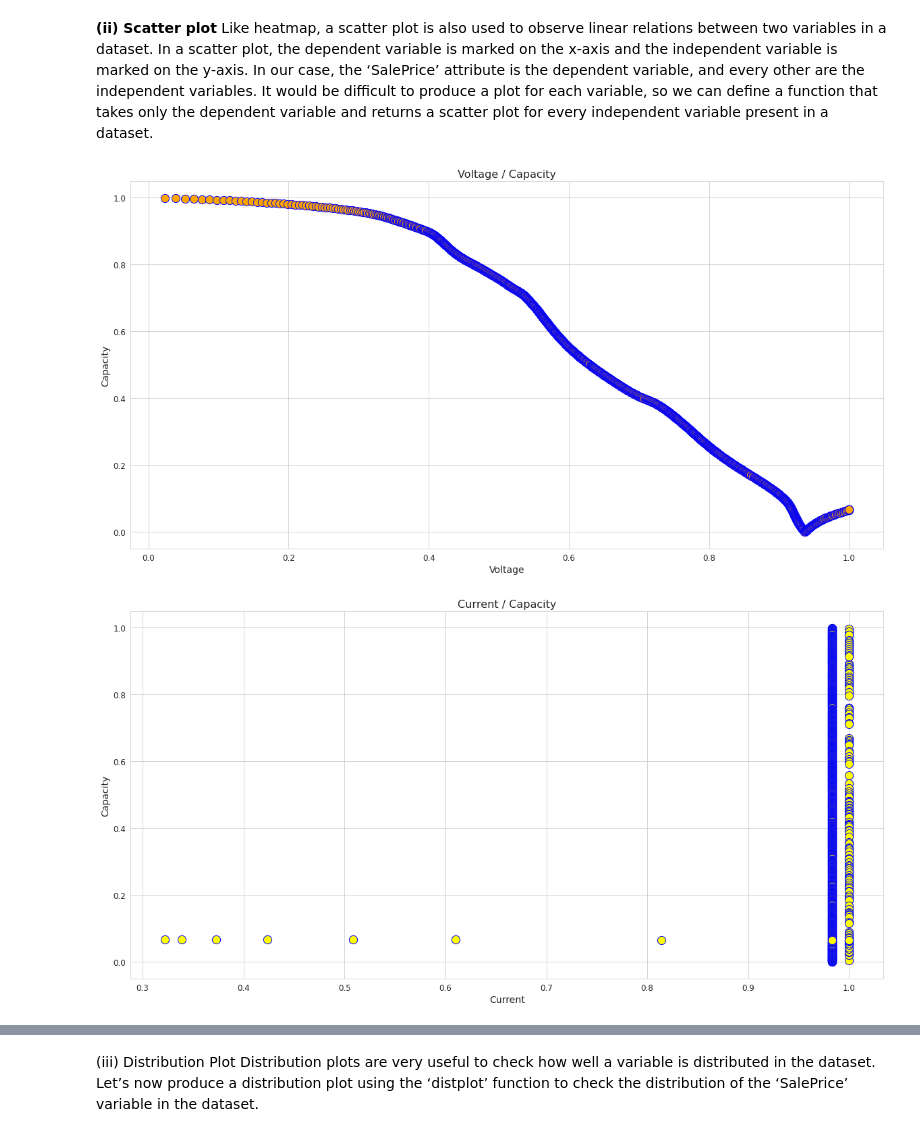
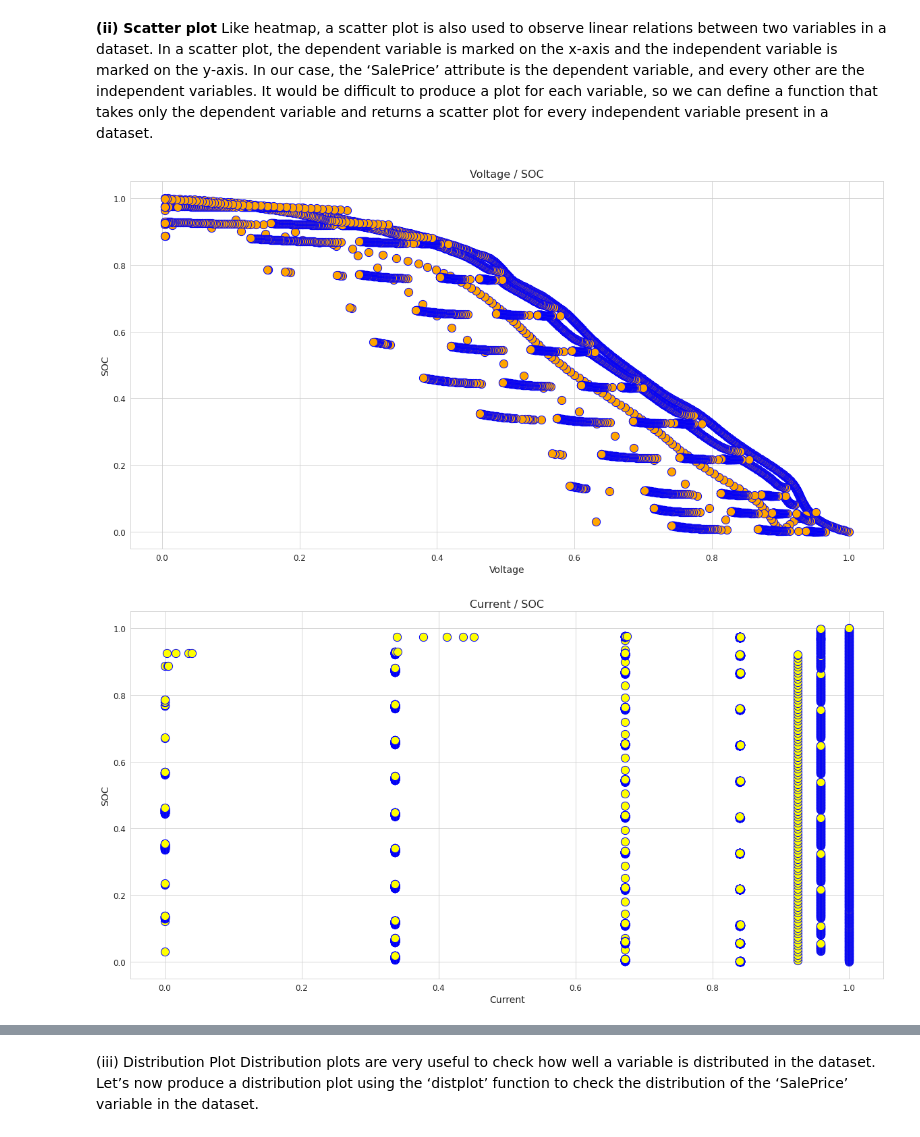
Before and after one commit to punjabinuclei/RealTimeBatteryMonitoringSystem, a Jupyter notebook: using_linear_regression_algorithms.ipynb, the cells around one changed output, grey strips where cells are left out. Saved outputs shown, nothing was run; the diff lists cells and outputs as text; code cells hidden in the pictures.

```diff
--- a/using_linear_regression_algorithms.ipynb
+++ b/using_linear_regression_algorithms.ipynb
@@ -39,5 +39,6 @@ from sklearn import preprocessing # preprocessData
 Using the ‘read_csv’ function provided by the Pandas package, we can import the data into our python environment. After importing the data, we can use the ‘head’ function to get a glimpse of our dataset.
 # %%
 df=pd.read_csv(r"Soc.csv")
+df=df.dropna()
 df
 # %% [output]
@@ -86,5 +87,6 @@ df= df[df['Voltage'] != 0]
 df= df[df['Current'] != 0]
 df= df[df['Temperature'] != 0]
 df= df[df['Capacity'] != 0]
+df= df[df['SOC'] != 0]
 df.head()
 # %% [output]
@@ -115,48 +117,57 @@ plt.show()
 **(ii) Scatter plot**
 Like heatmap, a scatter plot is also used to observe linear relations between two variables in a dataset. In a scatter plot, the dependent variable is marked on the x-axis and the independent variable is marked on the y-axis. In our case, the ‘SalePrice’ attribute is the dependent variable, and every other are the independent variables. It would be difficult to produce a plot for each variable, so we can define a function that takes only the dependent variable and returns a scatter plot for every independent variable present in a dataset.
 # %%
-
 def scatter_df(y_var):
     scatter_df = df.drop(y_var, axis = 1)
     i = df.columns
 
     plot1 = sb.scatterplot(i[0], y_var, data = df, color = 'orange', edgecolor = 'b', s = 150)
-    plt.title('{} / Capacity'.format(i[0]), fontsize = 16)
+    plt.title('{} / SOC'.format(i[0]), fontsize = 16)
     plt.xlabel('{}'.format(i[0]), fontsize = 14)
-    plt.ylabel('Capacity', fontsize = 14)
+    plt.ylabel('SOC', fontsize = 14)
     plt.xticks(fontsize = 12)
     plt.yticks(fontsize = 12)
     plt.savefig('scatter1.png')
     plt.show()
 
     plot2 = sb.scatterplot(i[1], y_var, data = df, color = 'yellow', edgecolor = 'b', s = 150)
-    plt.title('{} / Capacity'.format(i[1]), fontsize = 16)
+    plt.title('{} / SOC'.format(i[1]), fontsize = 16)
     plt.xlabel('{}'.format(i[1]), fontsize = 14)
-    plt.ylabel('Capacity', fontsize = 14)
+    plt.ylabel('SOC', fontsize = 14)
     plt.xticks(fontsize = 12)
     plt.yticks(fontsize = 12)
     plt.savefig('scatter2.png')
     plt.show()
 
     plot3 = sb.scatterplot(i[2], y_var, data = df, color = 'aquamarine', edgecolor = 'b', s = 150)
-    plt.title('{} / Capacity'.format(i[2]), fontsize = 16)
+    plt.title('{} / SOC'.format(i[2]), fontsize = 16)
     plt.xlabel('{}'.format(i[2]), fontsize = 14)
-    plt.ylabel('Capacity', fontsize = 14)
+    plt.ylabel('SOC', fontsize = 14)
     plt.xticks(fontsize = 12)
     plt.yticks(fontsize = 12)
     plt.savefig('scatter3.png')
     plt.show()
 
     plot4 = sb.scatterplot(i[3], y_var, data = df, color = 'deepskyblue', edgecolor = 'b', s = 150)
-    plt.title('{} / Sale Price'.format(i[3]), fontsize = 16)
+    plt.title('{} / SOC'.format(i[3]), fontsize = 16)
     plt.xlabel('{}'.format(i[3]), fontsize = 14)
-    plt.ylabel('Sale Price', fontsize = 14)
+    plt.ylabel('SOC', fontsize = 14)
     plt.xticks(fontsize = 12)
     plt.yticks(fontsize = 12)
     plt.savefig('scatter4.png')
     plt.show()
 
-scatter_df('Capacity')
+    plot5 = sb.scatterplot(i[4], y_var, data = df, color = 'crimson', edgecolor = 'white', s = 150)
+    plt.title('{} / SOC'.format(i[4]), fontsize = 16)
+    plt.xlabel('{}'.format(i[4]), fontsize = 14)
+    plt.ylabel('SOC', fontsize = 14)
+    plt.xticks(fontsize = 12)
+    plt.yticks(fontsize = 12)
+    plt.savefig('scatter5.png')
+    plt.show()
+
+
+scatter_df('SOC')
 # %% [output]
-[figure, old version]
+[figure, new version]
-[figure, old version]
+[figure, new version]
```
Also changed, not shown: parts of 16 cells of this notebook.
